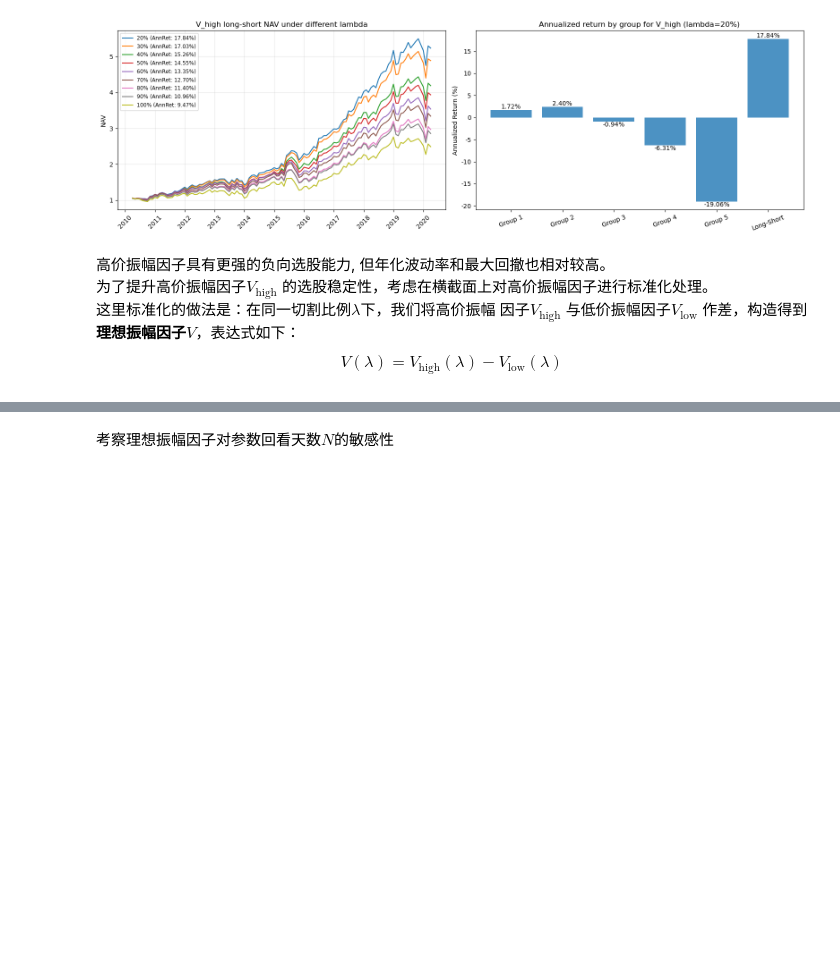
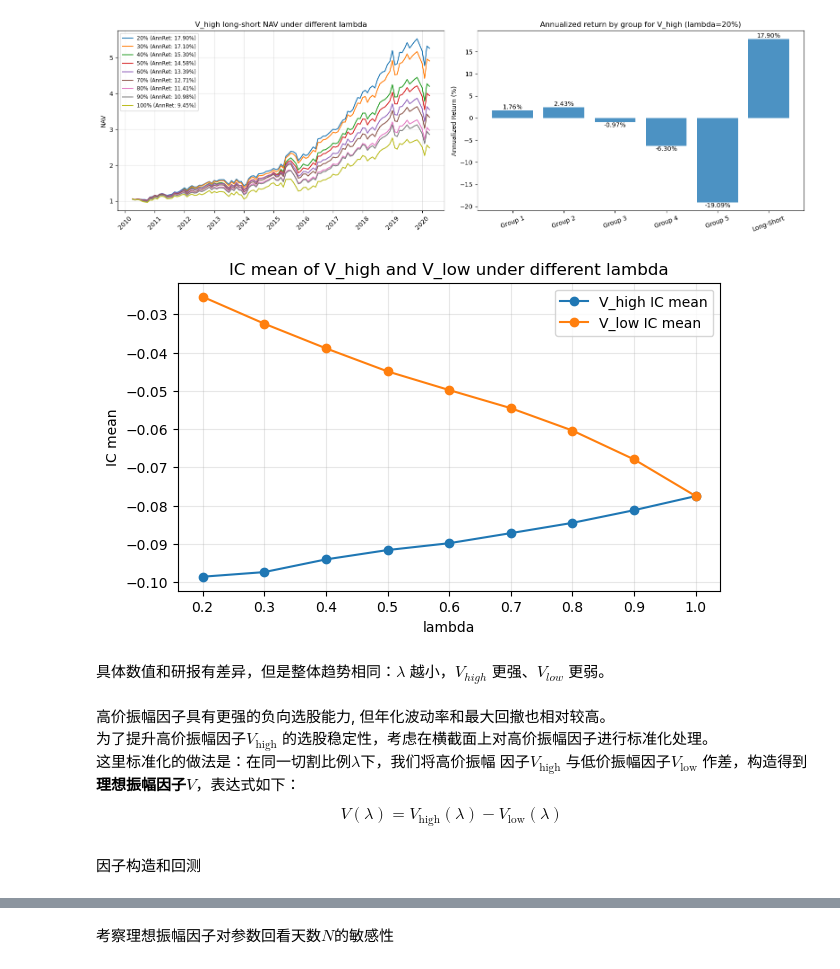
Before and after one commit to shuoliuyv/ls_learnqf, a Jupyter notebook: Amplitude/Amplitude.ipynb, the cells around one changed output, grey strips where cells are left out. Saved outputs shown, nothing was run; the diff lists cells and outputs as text; code cells hidden in the pictures; blank space fills up the shorter version.

```diff
--- a/Amplitude/Amplitude.ipynb
+++ b/Amplitude/Amplitude.ipynb
@@ -191,7 +191,8 @@ for lam in tqdm(lambda_list, desc="计算不同 Lambda 因子表现"):
 
     # 取每个月最后一个交易日的因子值
     df_factor_raw['year_month'] = df_factor_raw['trade_date'].dt.to_period('M')
-    df_factor_monthly = df_factor_raw.groupby(['ts_code', 'year_month']).last().reset_index()
+    #df_factor_monthly = df_factor_raw.groupby(['ts_code', 'year_month']).last().reset_index()
+    df_factor_monthly = (df_factor_raw.sort_values(['ts_code', 'trade_date']).groupby(['ts_code', 'year_month']).tail(1).reset_index(drop=True))
 
     # 上个月末信号 -> 下个月收益
     df_factor_monthly['signal_month'] = df_factor_monthly['year_month'] + 1
@@ -293,9 +294,36 @@ plt.tight_layout()
 plt.show()
 # %% [output]
 [figure]
+# %%
+#不同lambda下V_high和V_low平均IC对比
+compare_list = []
+
+for lam in lambda_list:
+    ic_high = results_v_high[lam]['ic_summary'].get('IC均值', np.nan)
+    ic_low = results_v_low[lam]['ic_summary'].get('IC均值', np.nan)
+
+    compare_list.append({'lambda': lam, 'V_high_IC均值': ic_high, 'V_low_IC均值': ic_low})
+
+compare_df = pd.DataFrame(compare_list)
+
+plt.figure(figsize=(7, 4))
+plt.plot(compare_df['lambda'], compare_df['V_high_IC均值'], marker='o', label='V_high IC mean')
+plt.plot(compare_df['lambda'], compare_df['V_low_IC均值'], marker='o', label='V_low IC mean')
+plt.xlabel('lambda')
+plt.ylabel('IC mean')
+plt.title('IC mean of V_high and V_low under different lambda')
+plt.legend()
+plt.grid(alpha=0.3)
+plt.show()
+# %% [output]
+[figure, added]
+# %% [markdown]
+具体数值和研报有差异，但是整体趋势相同：$\lambda$ 越小，$V_{high}$ 更强、$V_{low}$ 更弱。
 # %% [markdown]
 高价振幅因子具有更强的负向选股能力, 但年化波动率和最大回撤也相对较高。\
 为了提升高价振幅因子$V_{\text{high}}$ 的选股稳定性，考虑在横截面上对高价振幅因子进行标准化处理。\
 这里标准化的做法是：在同一切割比例$\lambda$下，我们将高价振幅
 因子$V_{\text{high}}$ 与低价振幅因子$V_{\text{low}}$ 作差，构造得到**理想振幅因子$V$**，表达式如下：
 $$V(\lambda) = V_{\text{high}}(\lambda) - V_{\text{low}}(\lambda)$$
+# %% [markdown]
+因子构造和回测
```
Also changed, not shown: parts of 13 cells of this notebook, 1 other file.
